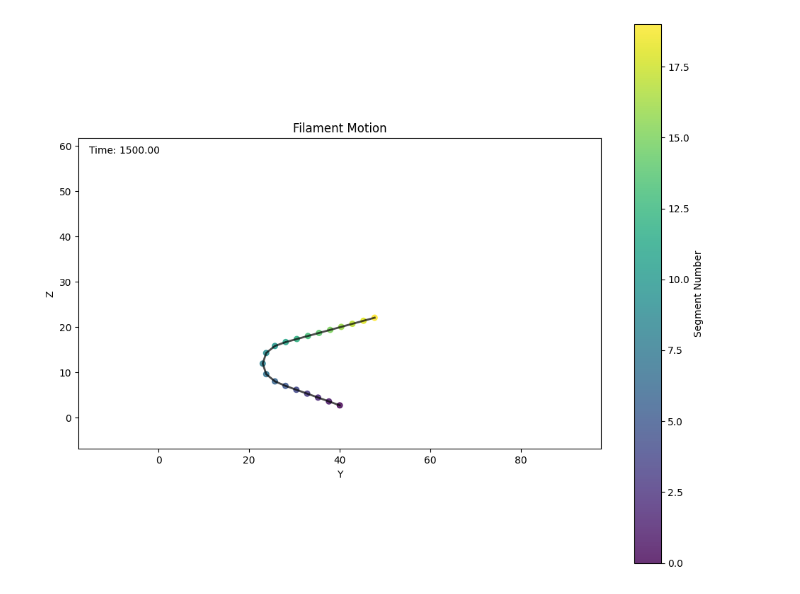
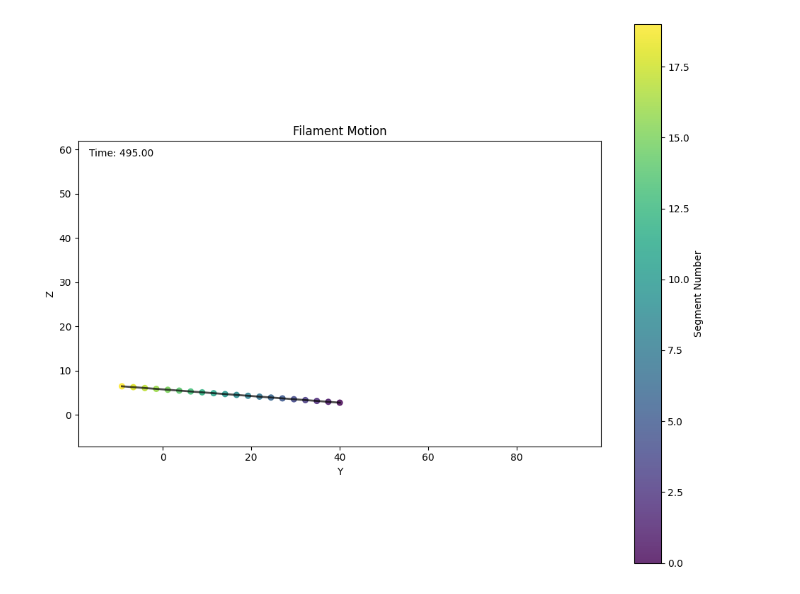
Before and after one commit to Biofluid-Dynamics-Group/cuda-filaments, a Jupyter notebook: analysis/test_emergence/view_beat.ipynb, the cells around one changed output. Saved outputs shown, nothing was run; the diff lists cells and outputs as text; code cells hidden in the pictures.

```diff
--- a/analysis/test_emergence/view_beat.ipynb
+++ b/analysis/test_emergence/view_beat.ipynb
@@ -3,7 +3,7 @@ import numpy as np
 import matplotlib.pyplot as plt
 from matplotlib.animation import FuncAnimation
 
-file_path = '../../data/new_beat/20250325/ciliate_1fil_100blob_8.00R_0.0010torsion_0.2182tilt_0.3000f_eff_1.4960theta0_0.0000freqshift_seg_states.dat'
+file_path = '../../data/new_beat_avoidance_5_not_1_wgf/20250331/ciliate_1fil_100blob_8.00R_0.0010torsion_0.0000tilt_0.3000f_eff_1.4960theta0_0.0000freqshift_seg_states.dat'
 
 data = np.loadtxt(file_path)
 num_steps = data.shape[0]
@@ -50,31 +50,31 @@ def update(frame):
   positions = seg_states[frame]
 
   # Update line connecting segments
   line.set_data(positions[:, 1], positions[:, 2])
 
   # Update scatter points
   scatter.set_offsets(positions[:, 1:3])
   scatter.set_array(segment_numbers)
 
   # Update time display
   time_text.set_text(f'Time: {time[frame]:.2f}')
 
   return line, scatter, time_text
 
 # Create animation (use stride to control speed)
 stride = 5  # Adjust this to make animation faster/slower
 frames = range(0, num_steps, stride)
 ani = FuncAnimation(fig, update, frames=frames, init_func=init,
           blit=True, interval=30, repeat=True)
 
 # Save animation as GIF
 ani.save('filament_motion.gif', writer='pillow', fps=30)
 
 # Add a colorbar
 cbar = fig.colorbar(scatter, ax=ax)
 cbar.set_label('Segment Number')
 
 plt.tight_layout()
 plt.show()
 # %% [output]
-[figure, old version]
+[figure, new version]
```
Also changed, not shown: 4 other files.
